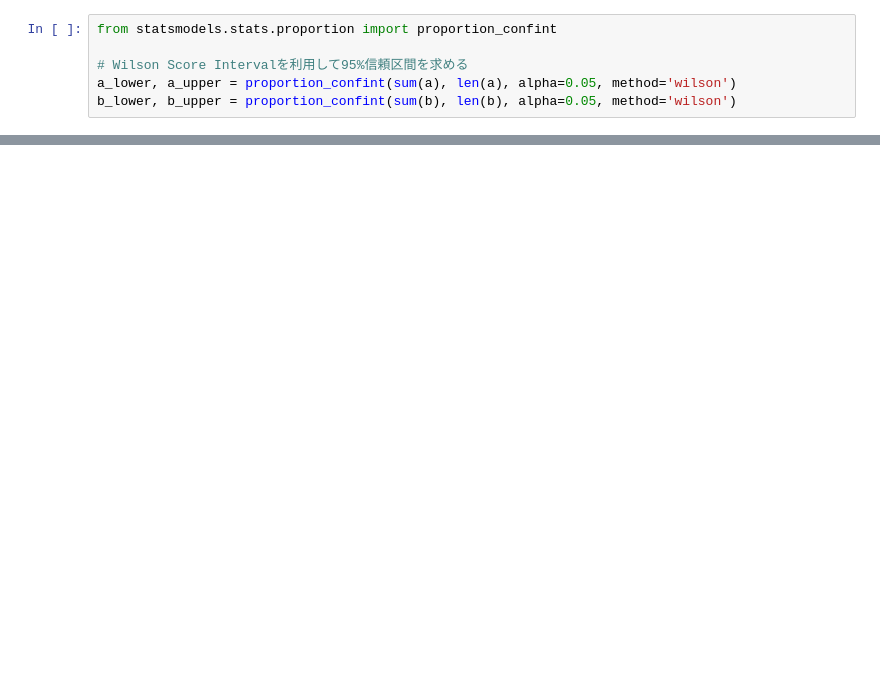
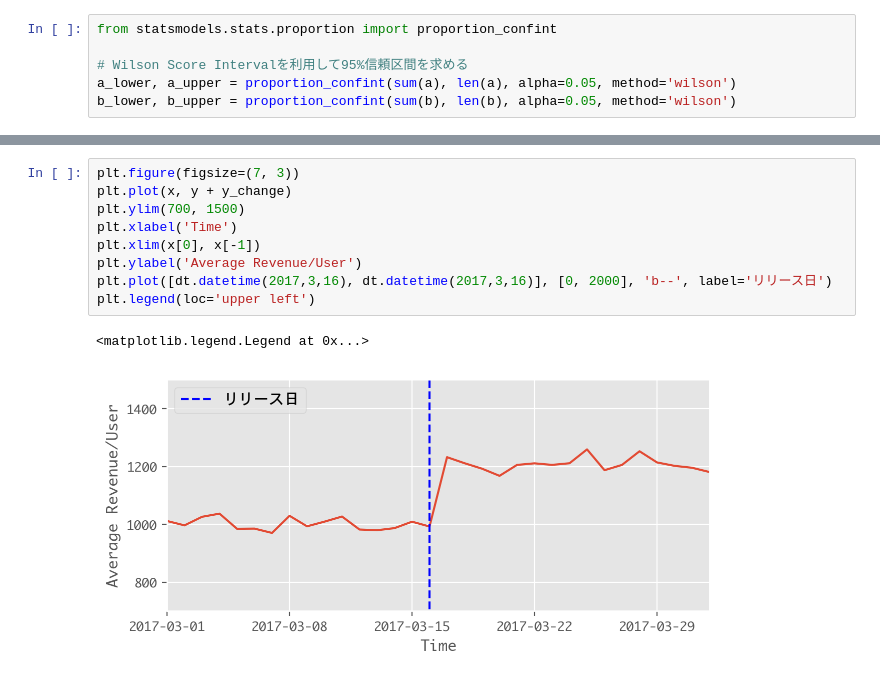
Before and after one commit to hagino3000/notebooks, a Jupyter notebook: big_mouth_oreilly/hypothesis_testing.ipynb, the cells around one changed output, grey strips where cells are left out. Drawn from its saved outputs; the diff is of its cells as text; blank space fills up the shorter version.

```diff
--- a/big_mouth_oreilly/hypothesis_testing.ipynb
+++ b/big_mouth_oreilly/hypothesis_testing.ipynb
@@ -168,0 +183,12 @@ plt.ylabel('母平均の推定区間')
+# %%
+plt.figure(figsize=(7, 3))
+plt.plot(x, y + y_change)
+plt.ylim(700, 1500)
+plt.xlabel('Time')
+plt.xlim(x[0], x[-1])
+plt.ylabel('Average Revenue/User')
+plt.plot([dt.datetime(2017,3,16), dt.datetime(2017,3,16)], [0, 2000], 'b--', label='リリース日')
+plt.legend(loc='upper left')
+# %% [output]
+<matplotlib.legend.Legend at 0x...>
+[figure, added]
```
Also changed, not shown: parts of 26 cells of this notebook.
